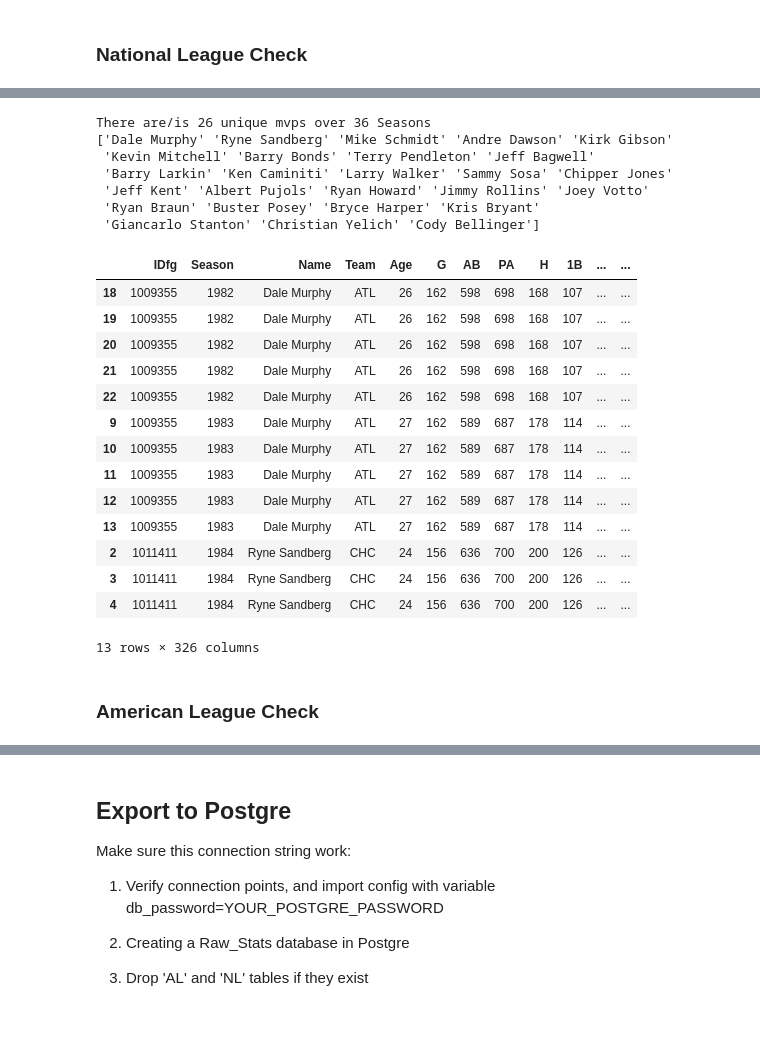
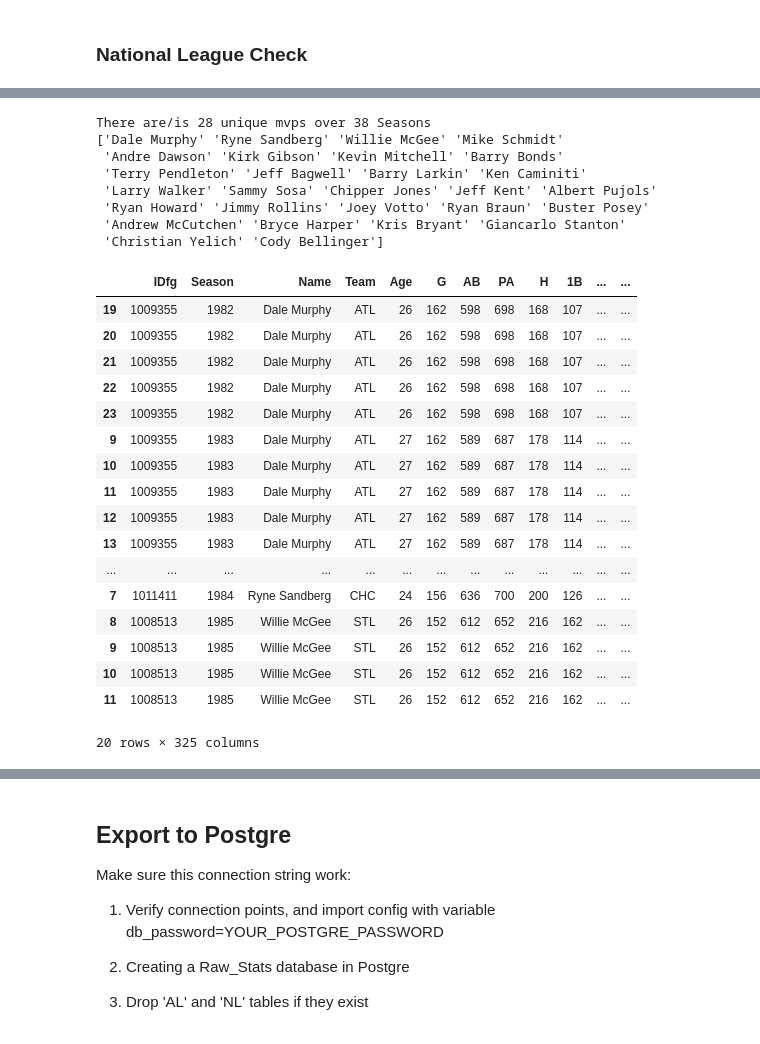
Before and after one commit to lbp12/Moneyball, a Jupyter notebook: Clean_and_Connection.ipynb, the cells around one changed output, grey strips where cells are left out. Drawn from its saved outputs; the diff is of its cells as text; code cells hidden in the pictures.

```diff
--- a/Clean_and_Connection.ipynb
+++ b/Clean_and_Connection.ipynb
@@ -7,7 +7,7 @@ from config import db_password
 ### Player Awards
 Up-To-Date data from [Sean Lahman](https://www.seanlahman.com/baseball-archive/statistics/)
 # %%
-awards = pd.read_csv('Resources/AwardsPlayers.csv').drop(columns=['tie','notes'])
+awards = pd.read_csv('Resources/AwardsPlayers.csv')
 all_awards = reverseLookup(awards)
 # %% [output]
 Gathering player lookup table. This may take a moment.
@@ -62,27 +62,29 @@ array(['Dale Murphy', 'Ryne Sandberg', 'Willie Mcgee', 'Mike Schmidt',
 # %%
-mvpVerify(data_NL).head(13)
+mvpVerify(data_NL).head(20)
 # %% [output]
-There are/is 26 unique mvps over 36 Seasons
-['Dale Murphy' 'Ryne Sandberg' 'Mike Schmidt' 'Andre Dawson' 'Kirk Gibson'
- 'Kevin Mitchell' 'Barry Bonds' 'Terry Pendleton' 'Jeff Bagwell'
- 'Barry Larkin' 'Ken Caminiti' 'Larry Walker' 'Sammy Sosa' 'Chipper Jones'
- 'Jeff Kent' 'Albert Pujols' 'Ryan Howard' 'Jimmy Rollins' 'Joey Votto'
- 'Ryan Braun' 'Buster Posey' 'Bryce Harper' 'Kris Bryant'
- 'Giancarlo Stanton' 'Christian Yelich' 'Cody Bellinger']
+There are/is 28 unique mvps over 38 Seasons
+['Dale Murphy' 'Ryne Sandberg' 'Willie McGee' 'Mike Schmidt'
+ 'Andre Dawson' 'Kirk Gibson' 'Kevin Mitchell' 'Barry Bonds'
+ 'Terry Pendleton' 'Jeff Bagwell' 'Barry Larkin' 'Ken Caminiti'
+ 'Larry Walker' 'Sammy Sosa' 'Chipper Jones' 'Jeff Kent' 'Albert Pujols'
+ 'Ryan Howard' 'Jimmy Rollins' 'Joey Votto' 'Ryan Braun' 'Buster Posey'
+ 'Andrew McCutchen' 'Bryce Harper' 'Kris Bryant' 'Giancarlo Stanton'
+ 'Christian Yelich' 'Cody Bellinger']
 |  | IDfg | Season | Name | Team | Age | G | AB | PA | H | 1B | ... | ... |
-| 18 | 1009355 | 1982 | Dale Murphy | ATL | 26 | 162 | 598 | 698 | 168 | 107 | ... | ... |
 | 19 | 1009355 | 1982 | Dale Murphy | ATL | 26 | 162 | 598 | 698 | 168 | 107 | ... | ... |
 | 20 | 1009355 | 1982 | Dale Murphy | ATL | 26 | 162 | 598 | 698 | 168 | 107 | ... | ... |
 | 21 | 1009355 | 1982 | Dale Murphy | ATL | 26 | 162 | 598 | 698 | 168 | 107 | ... | ... |
 | 22 | 1009355 | 1982 | Dale Murphy | ATL | 26 | 162 | 598 | 698 | 168 | 107 | ... | ... |
+| 23 | 1009355 | 1982 | Dale Murphy | ATL | 26 | 162 | 598 | 698 | 168 | 107 | ... | ... |
 | 9 | 1009355 | 1983 | Dale Murphy | ATL | 27 | 162 | 589 | 687 | 178 | 114 | ... | ... |
 | 10 | 1009355 | 1983 | Dale Murphy | ATL | 27 | 162 | 589 | 687 | 178 | 114 | ... | ... |
 | 11 | 1009355 | 1983 | Dale Murphy | ATL | 27 | 162 | 589 | 687 | 178 | 114 | ... | ... |
 | 12 | 1009355 | 1983 | Dale Murphy | ATL | 27 | 162 | 589 | 687 | 178 | 114 | ... | ... |
 | 13 | 1009355 | 1983 | Dale Murphy | ATL | 27 | 162 | 589 | 687 | 178 | 114 | ... | ... |
-| 2 | 1011411 | 1984 | Ryne Sandberg | CHC | 24 | 156 | 636 | 700 | 200 | 126 | ... | ... |
-| 3 | 1011411 | 1984 | Ryne Sandberg | CHC | 24 | 156 | 636 | 700 | 200 | 126 | ... | ... |
-| 4 | 1011411 | 1984 | Ryne Sandberg | CHC | 24 | 156 | 636 | 700 | 200 | 126 | ... | ... |
+| ... | ... | ... | ... | ... | ... | ... | ... | ... | ... | ... | ... | ... |
+| 7 | 1011411 | 1984 | Ryne Sandberg | CHC | 24 | 156 | 636 | 700 | 200 | 126 | ... | ... |
+| 8 | 1008513 | 1985 | Willie McGee | STL | 26 | 152 | 612 | 652 | 216 | 162 | ... | ... |
+| 9 | 1008513 | 1985 | Willie McGee | STL | 26 | 152 | 612 | 652 | 216 | 162 | ... | ... |
+| 10 | 1008513 | 1985 | Willie McGee | STL | 26 | 152 | 612 | 652 | 216 | 162 | ... | ... |
+| 11 | 1008513 | 1985 | Willie McGee | STL | 26 | 152 | 612 | 652 | 216 | 162 | ... | ... |
-13 rows × 326 columns
+20 rows × 325 columns
-# %% [markdown]
-### American League Check
```
Also changed, not shown: parts of 8 cells of this notebook, 1 other file.
